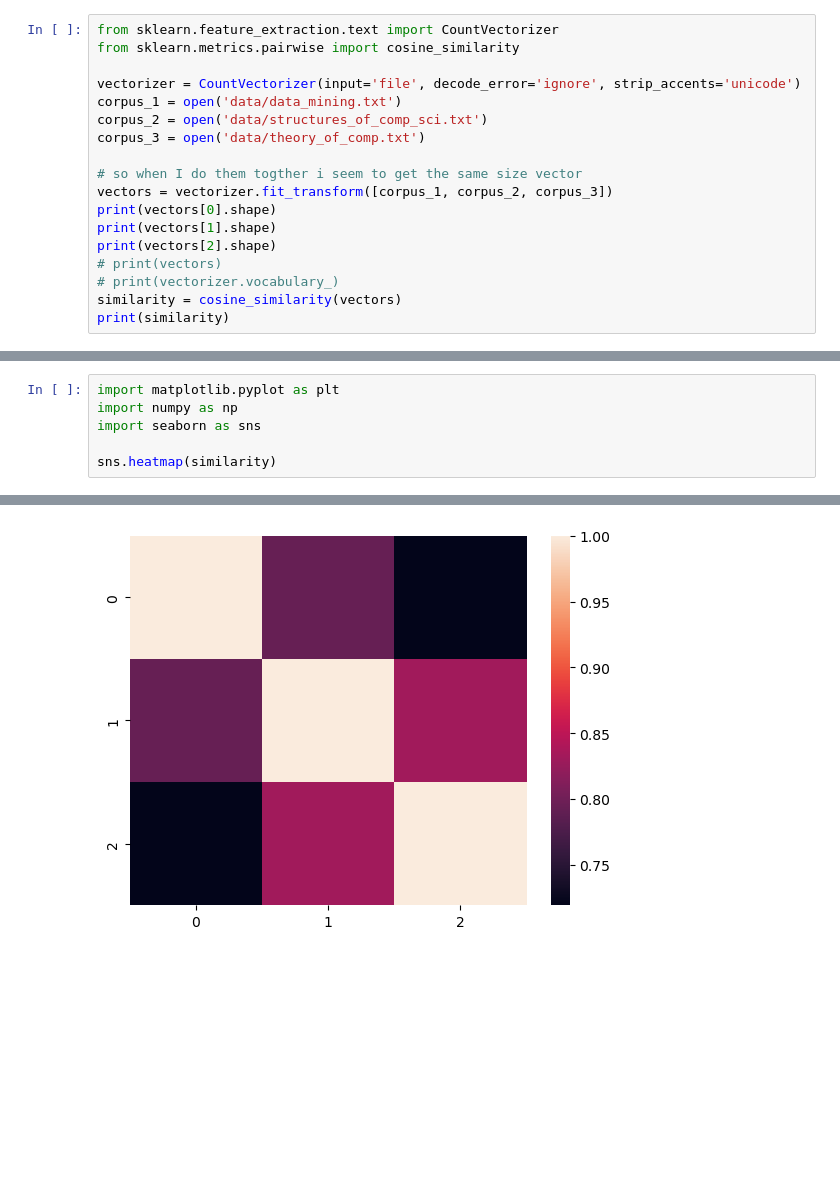
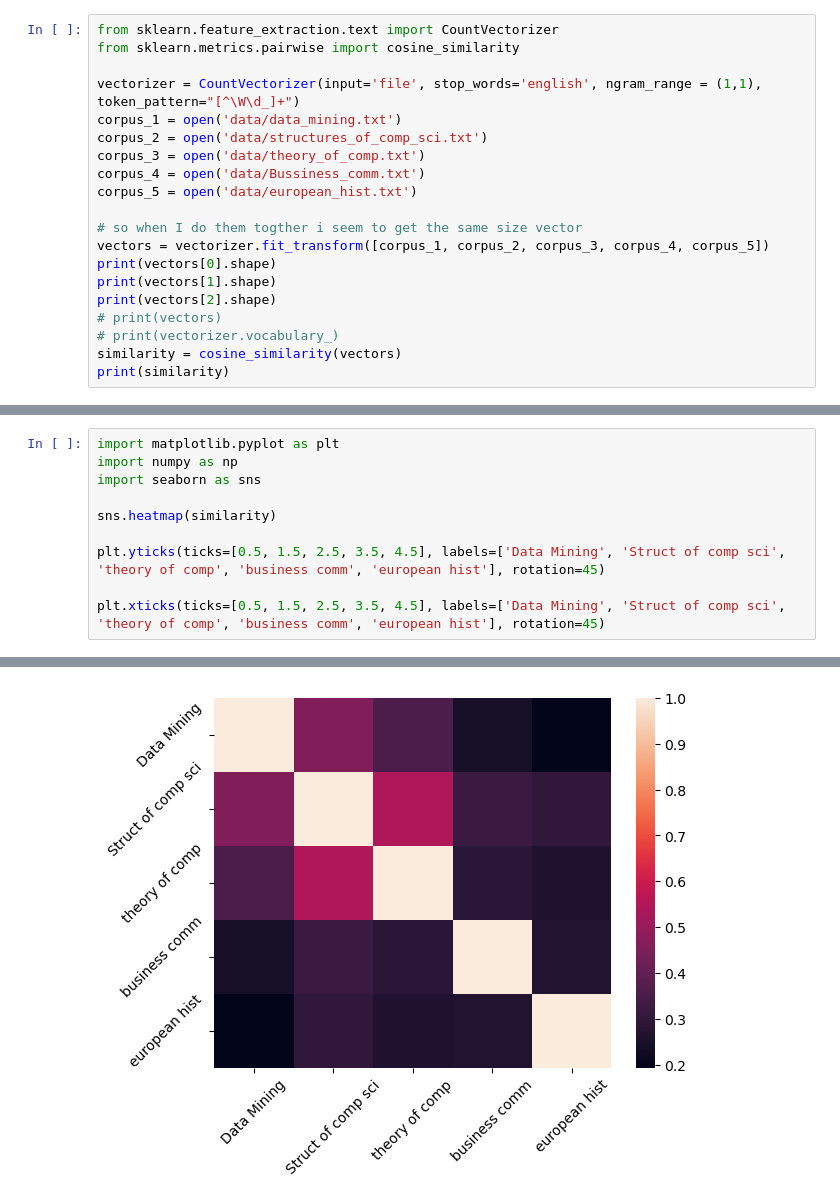
Before and after one commit to michaelrios2015/edm_lab, a Jupyter notebook: vectorize.ipynb, the cells around one changed output, grey strips where cells are left out. Saved outputs shown, nothing was run; the diff lists cells and outputs as text; blank space fills up the shorter version.

```diff
--- a/vectorize.ipynb
+++ b/vectorize.ipynb
@@ -2,13 +2,15 @@
 from sklearn.feature_extraction.text import CountVectorizer
 from sklearn.metrics.pairwise import cosine_similarity
 
-vectorizer = CountVectorizer(input='file', decode_error='ignore', strip_accents='unicode')
+vectorizer = CountVectorizer(input='file', stop_words='english', ngram_range = (1,1), token_pattern="[^\W\d_]+")
 corpus_1 = open('data/data_mining.txt')
 corpus_2 = open('data/structures_of_comp_sci.txt')
 corpus_3 = open('data/theory_of_comp.txt')
+corpus_4 = open('data/Bussiness_comm.txt')
+corpus_5 = open('data/european_hist.txt')
 
 # so when I do them togther i seem to get the same size vector
-vectors = vectorizer.fit_transform([corpus_1, corpus_2, corpus_3])
+vectors = vectorizer.fit_transform([corpus_1, corpus_2, corpus_3, corpus_4, corpus_5])
 print(vectors[0].shape)
 print(vectors[1].shape)
 print(vectors[2].shape)
@@ -29,4 +33,8 @@ import numpy as np
 import seaborn as sns
 
 sns.heatmap(similarity)
+
+plt.yticks(ticks=[0.5, 1.5, 2.5, 3.5, 4.5], labels=['Data Mining', 'Struct of comp sci', 'theory of comp', 'business comm', 'european hist'], rotation=45)
+
+plt.xticks(ticks=[0.5, 1.5, 2.5, 3.5, 4.5], labels=['Data Mining', 'Struct of comp sci', 'theory of comp', 'business comm', 'european hist'], rotation=45)
 # %% [output]
@@ -34 +51 @@ sns.heatmap(similarity)
-[figure, old version]
+[figure, new version]
```
Also changed, not shown: parts of 2 cells of this notebook.
